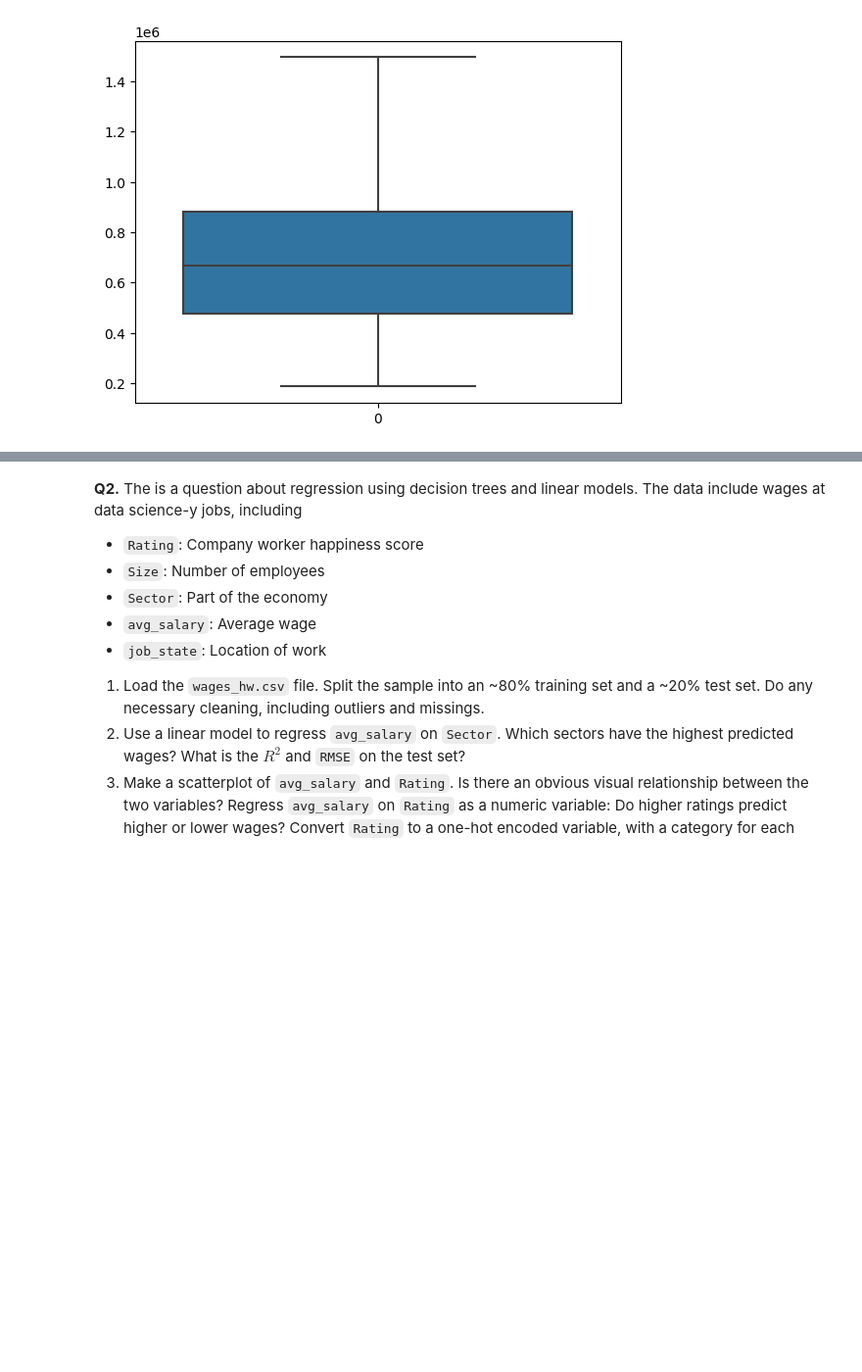
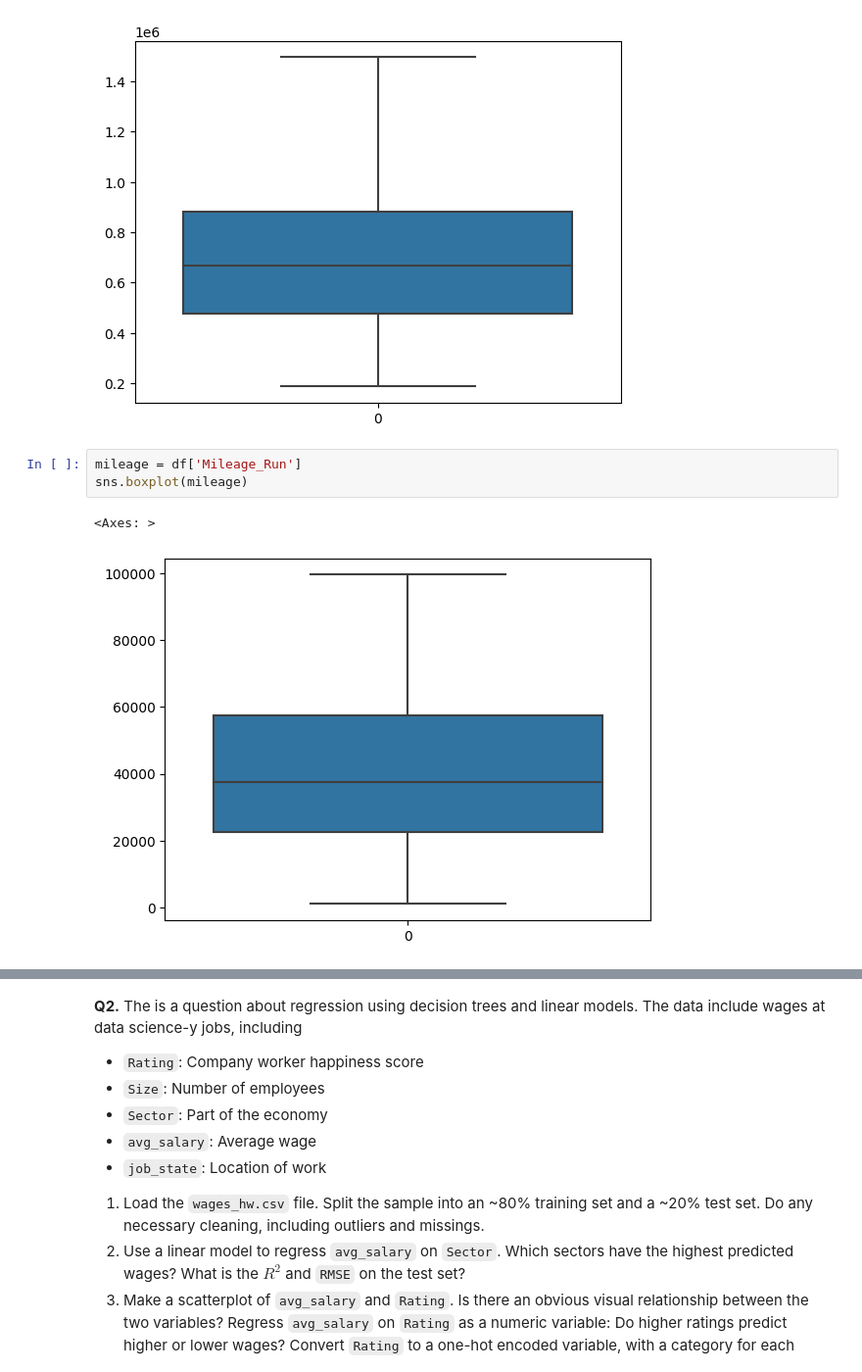
Before and after one commit to racheljhuh/assignment4, a Jupyter notebook: assignment4.ipynb, the cells around one changed output, grey strips where cells are left out. Shown: that part at 98% size. Drawn from its saved outputs; the diff is of its cells as text; blank space fills up the shorter version.

```diff
--- a/assignment4.ipynb
+++ b/assignment4.ipynb
@@ -88,3 +79,9 @@ See the caveats in the documentation: https://pandas.pydata.org/pandas-docs/stab
   x_windsor[ x > upper_whisker ] = upper_whisker
 <Axes: >
 [figure]
+# %%
+mileage = df['Mileage_Run']
+sns.boxplot(mileage)
+# %% [output]
+<Axes: >
+[figure, added]
```
Also changed, not shown: parts of 11 cells of this notebook.
